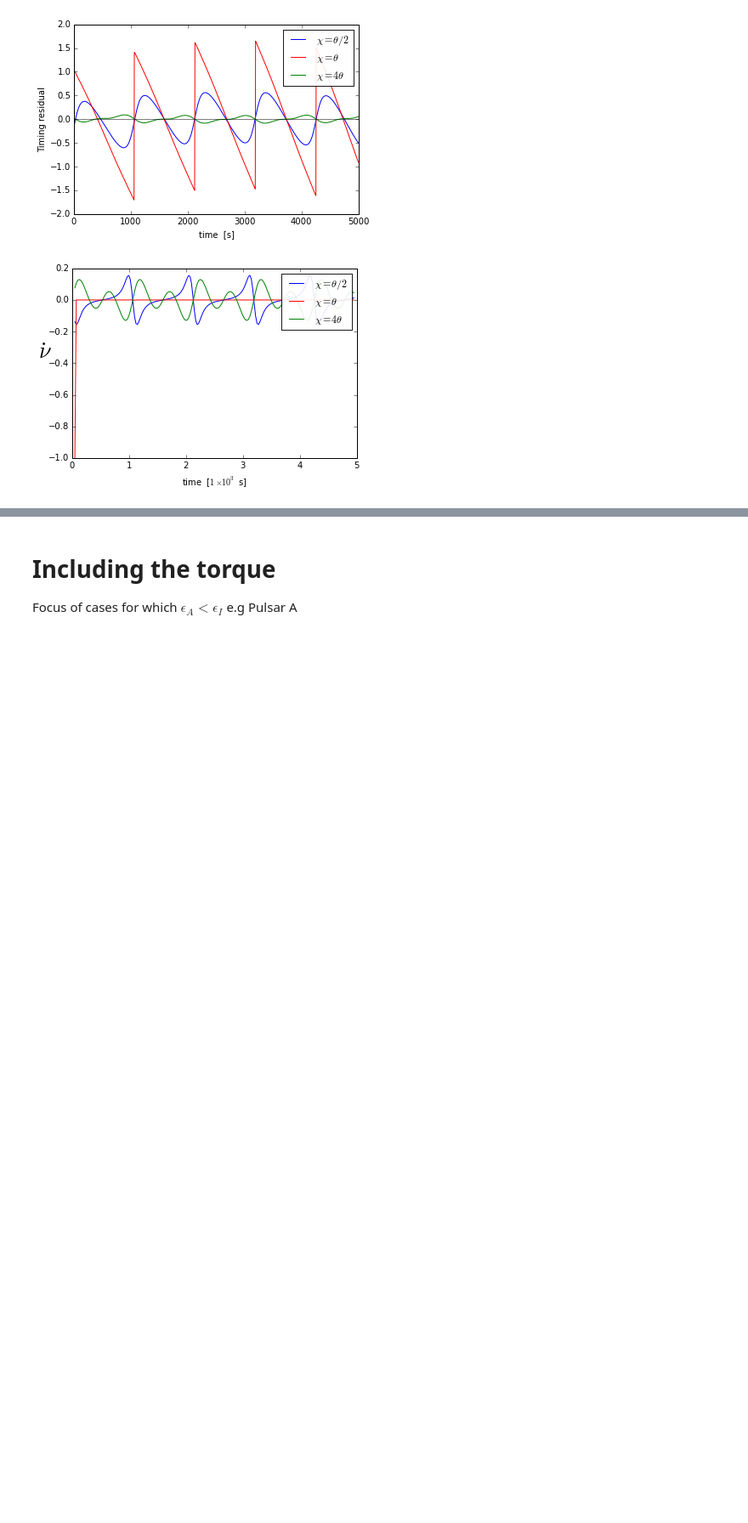
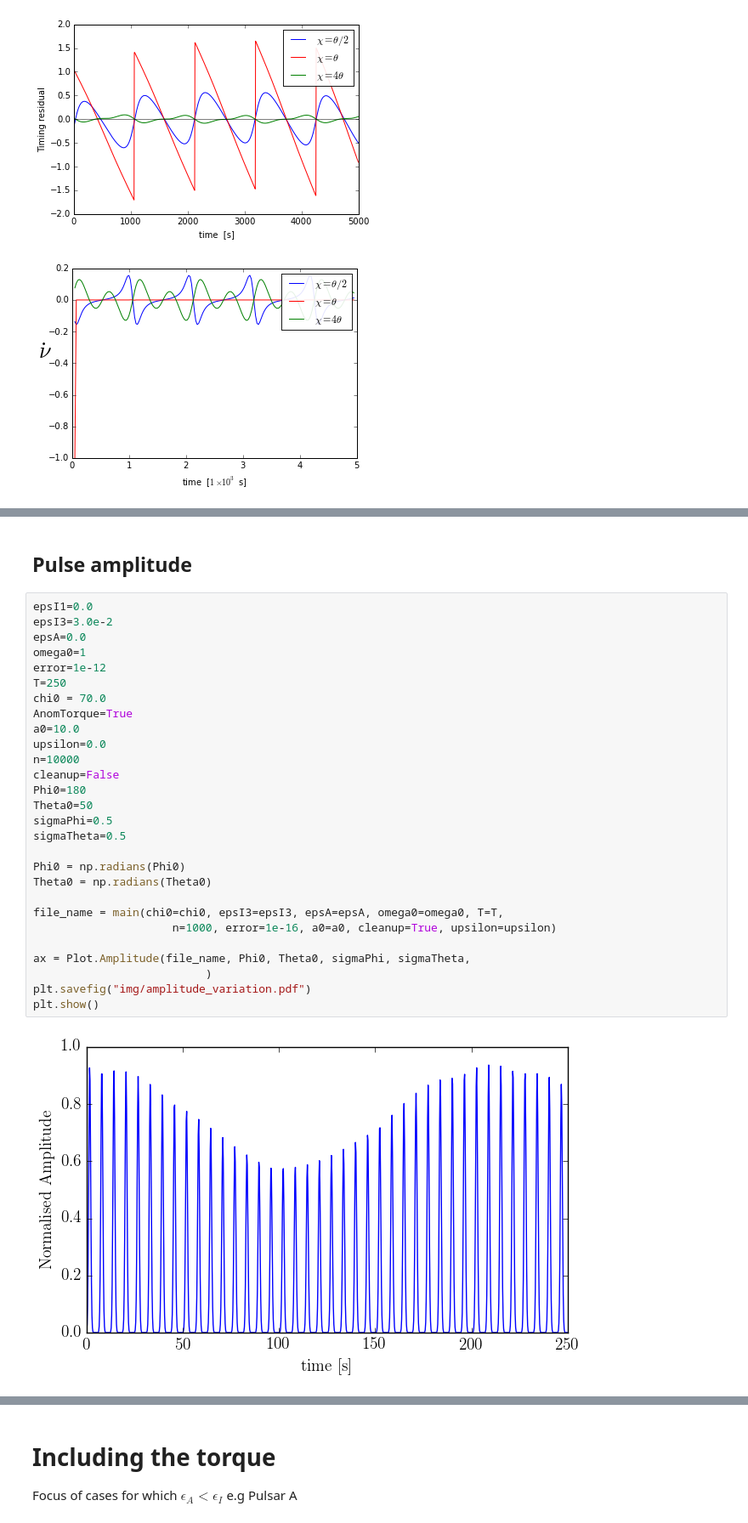
Before and after one commit to GregoryAshton/neutron_star_modelling, a Jupyter notebook: TimingNoiseModels/InertialSpaceResults/GeneratePlots.ipynb, the cells around one changed output, grey strips where cells are left out. Shown at 85% size. Cells and saved outputs as stored; diff of their text form; blank space fills up the shorter version.

```diff
--- a/TimingNoiseModels/InertialSpaceResults/GeneratePlots.ipynb
+++ b/TimingNoiseModels/InertialSpaceResults/GeneratePlots.ipynb
@@ -277,0 +278,32 @@ plt.show()
+# %% [markdown]
+## Pulse amplitude
+# %%
+epsI1=0.0
+epsI3=3.0e-2
+epsA=0.0
+omega0=1
+error=1e-12
+T=250
+chi0 = 70.0
+AnomTorque=True
+a0=10.0
+upsilon=0.0
+n=10000
+cleanup=False
+Phi0=180
+Theta0=50
+sigmaPhi=0.5
+sigmaTheta=0.5
+
+Phi0 = np.radians(Phi0)
+Theta0 = np.radians(Theta0)
+
+file_name = main(chi0=chi0, epsI3=epsI3, epsA=epsA, omega0=omega0, T=T,
+                     n=1000, error=1e-16, a0=a0, cleanup=True, upsilon=upsilon)
+
+ax = Plot.Amplitude(file_name, Phi0, Theta0, sigmaPhi, sigmaTheta,
+                          )
+plt.savefig("img/amplitude_variation.pdf")
+plt.show()
+# %% [output]
+[figure, added]
```
Also changed, not shown: parts of 6 cells of this notebook, 11 other files.
